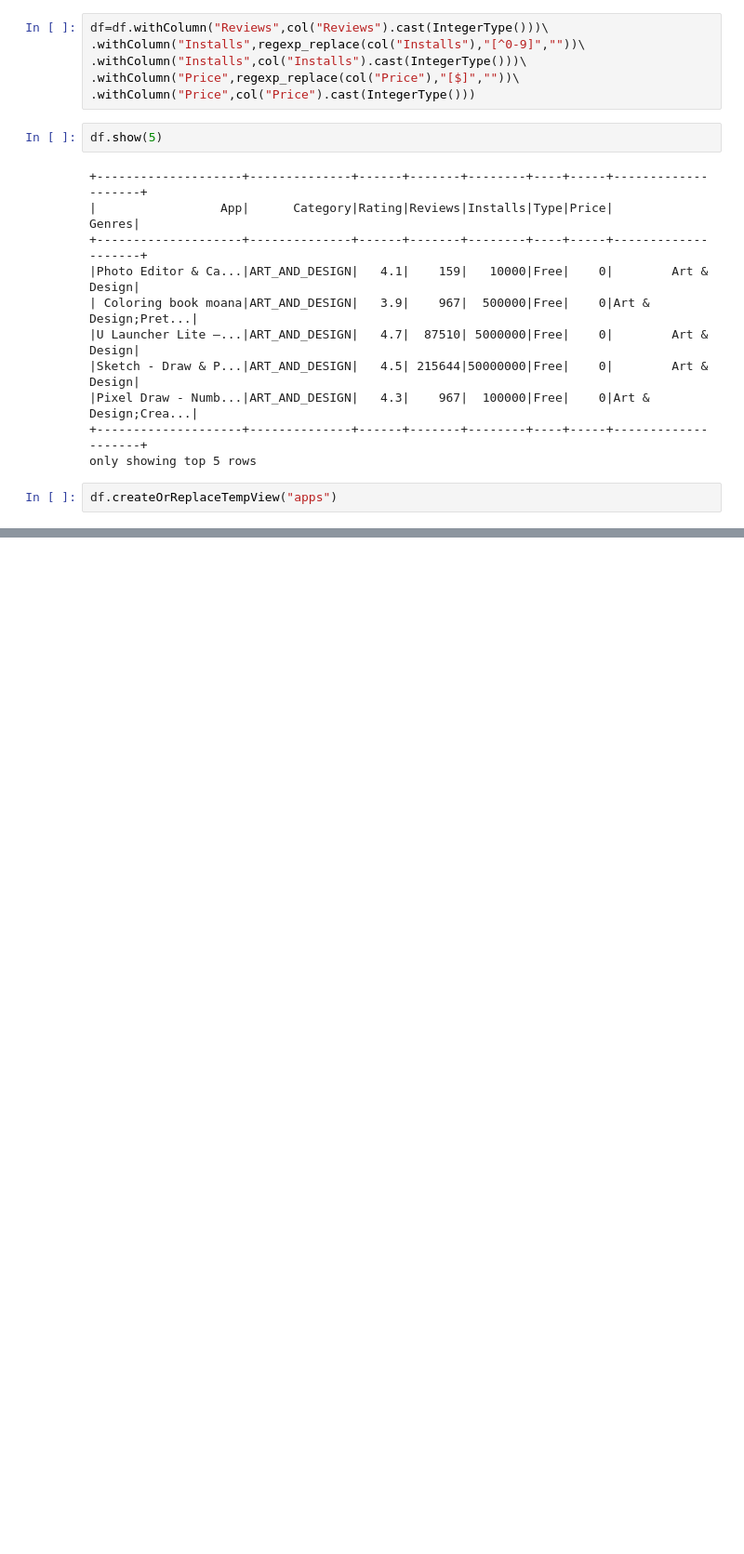
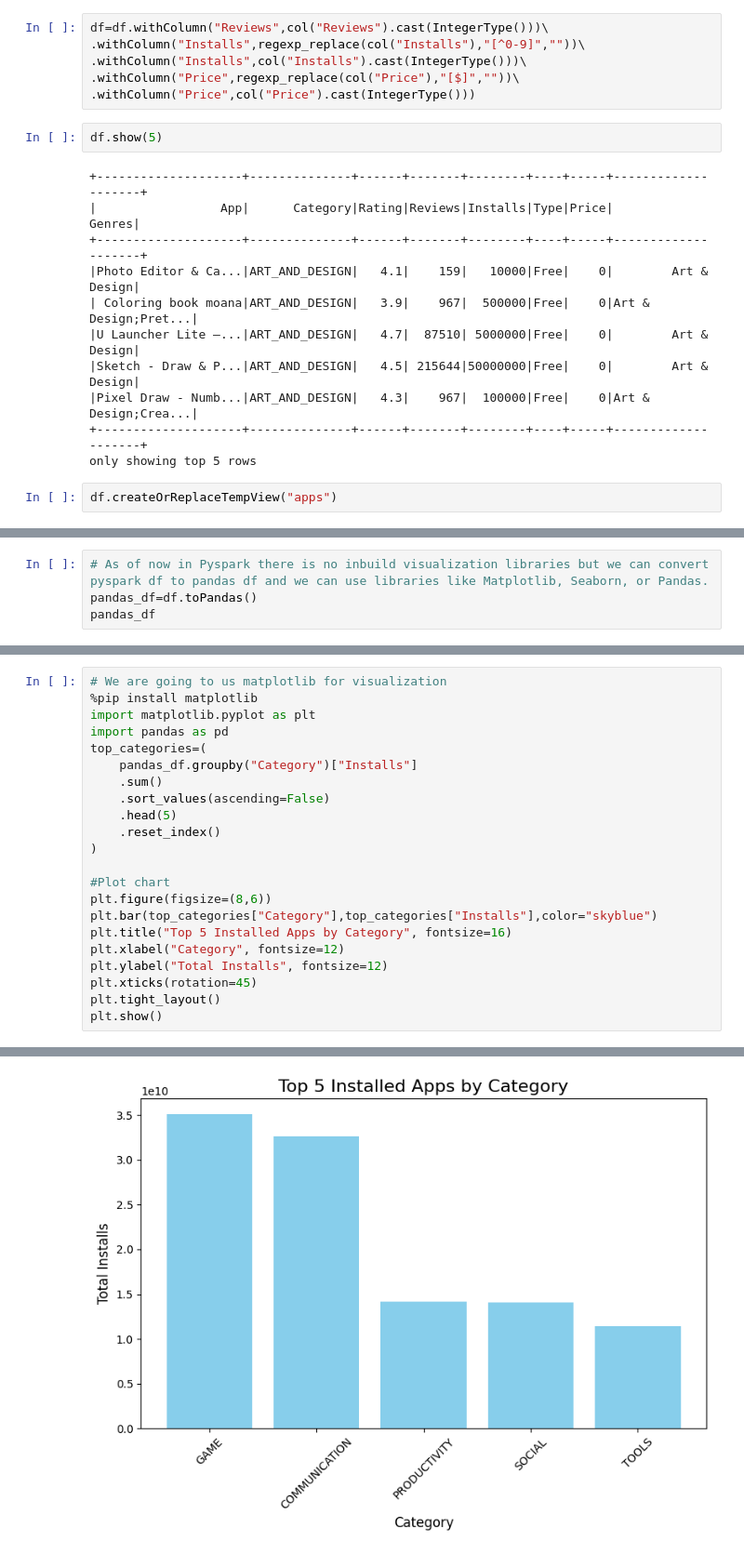
Before and after one commit to hrishi-kesh/Data_Engineer, a Jupyter notebook: GooglePlayReviews_Project/Play_Store_PySpark.ipynb, the cells around one changed output, grey strips where cells are left out. Shown at 93% size. Saved outputs shown, nothing was run; the diff lists cells and outputs as text; blank space fills up the shorter version.

```diff
--- a/GooglePlayReviews_Project/Play_Store_PySpark.ipynb
+++ b/GooglePlayReviews_Project/Play_Store_PySpark.ipynb
@@ -130,0 +223,4 @@ df.createOrReplaceTempView("apps")
+# %%
+# As of now in Pyspark there is no inbuild visualization libraries but we can convert pyspark df to pandas df and we can use libraries like Matplotlib, Seaborn, or Pandas.
+pandas_df=df.toPandas()
+pandas_df
@@ -130,0 +241,23 @@ df.createOrReplaceTempView("apps")
+# %%
+# We are going to us matplotlib for visualization
+%pip install matplotlib
+import matplotlib.pyplot as plt
+import pandas as pd
+top_categories=(
+    pandas_df.groupby("Category")["Installs"]
+    .sum()
+    .sort_values(ascending=False)
+    .head(5)
+    .reset_index()
+)
+
+#Plot chart
+plt.figure(figsize=(8,6))
+plt.bar(top_categories["Category"],top_categories["Installs"],color="skyblue")
+plt.title("Top 5 Installed Apps by Category", fontsize=16)
+plt.xlabel("Category", fontsize=12)
+plt.ylabel("Total Installs", fontsize=12)
+plt.xticks(rotation=45)
+plt.tight_layout()
+plt.show()
+# %% [output]
@@ -130,0 +281 @@ df.createOrReplaceTempView("apps")
+[figure, added]
```
Also changed, not shown: parts of 10 cells of this notebook.
